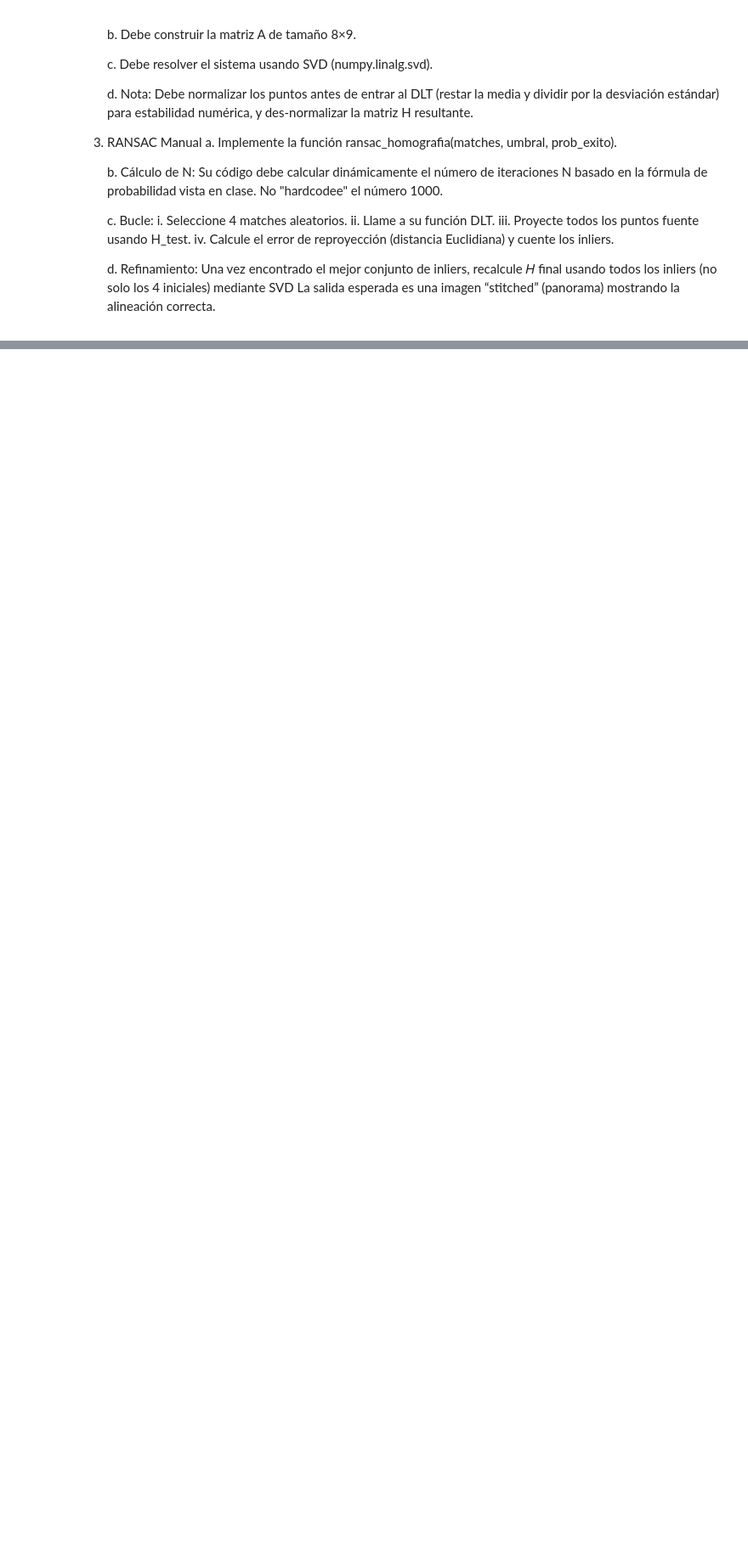
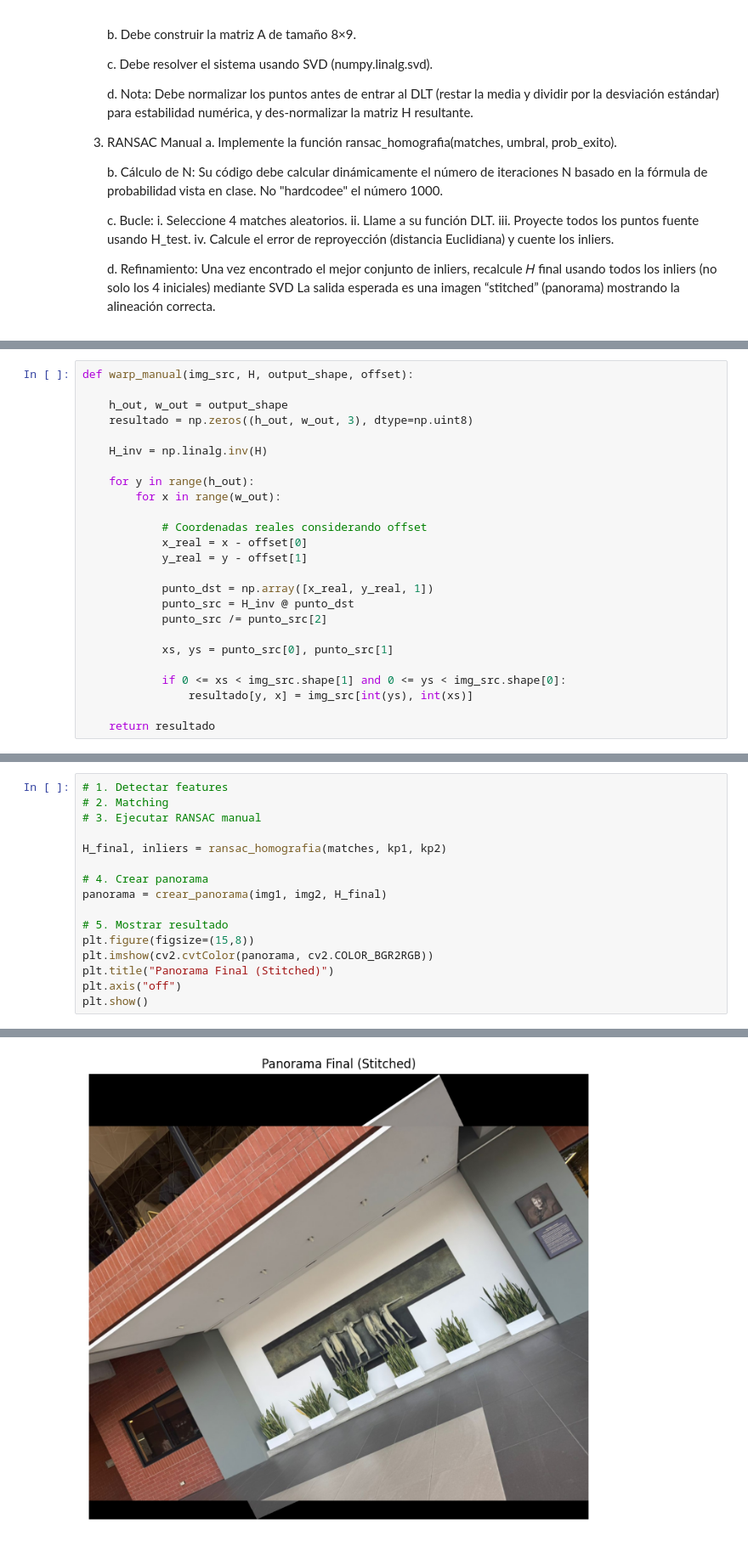
Before and after one commit to MarchMol/lab4_vision, a Jupyter notebook: lab4.ipynb, the cells around one changed output, grey strips where cells are left out. Shown at 85% size. Drawn from its saved outputs; the diff is of its cells as text; blank space fills up the shorter version.

```diff
--- a/lab4.ipynb
+++ b/lab4.ipynb
@@ -139,0 +370,25 @@ Cantidad total de matches: 2043
+# %%
+def warp_manual(img_src, H, output_shape, offset):
+
+    h_out, w_out = output_shape
+    resultado = np.zeros((h_out, w_out, 3), dtype=np.uint8)
+
+    H_inv = np.linalg.inv(H)
+
+    for y in range(h_out):
+        for x in range(w_out):
+
+            # Coordenadas reales considerando offset
+            x_real = x - offset[0]
+            y_real = y - offset[1]
+
+            punto_dst = np.array([x_real, y_real, 1])
+            punto_src = H_inv @ punto_dst
+            punto_src /= punto_src[2]
+
+            xs, ys = punto_src[0], punto_src[1]
+
+            if 0 <= xs < img_src.shape[1] and 0 <= ys < img_src.shape[0]:
+                resultado[y, x] = img_src[int(ys), int(xs)]
+
+    return resultado
@@ -139,0 +443,17 @@ Cantidad total de matches: 2043
+# %%
+# 1. Detectar features
+# 2. Matching
+# 3. Ejecutar RANSAC manual
+
+H_final, inliers = ransac_homografia(matches, kp1, kp2)
+
+# 4. Crear panorama
+panorama = crear_panorama(img1, img2, H_final)
+
+# 5. Mostrar resultado
+plt.figure(figsize=(15,8))
+plt.imshow(cv2.cvtColor(panorama, cv2.COLOR_BGR2RGB))
+plt.title("Panorama Final (Stitched)")
+plt.axis("off")
+plt.show()
+# %% [output]
@@ -140,3 +463,4 @@ Cantidad total de matches: 2043
+[figure, added]
 # %% [markdown]
 ## Task 3
 En esta parte lo que se busca es evaluar el criterio profesional ante situaciones adversas y trade-offs de
```
Also changed, not shown: parts of 9 cells of this notebook, 1 other file.
